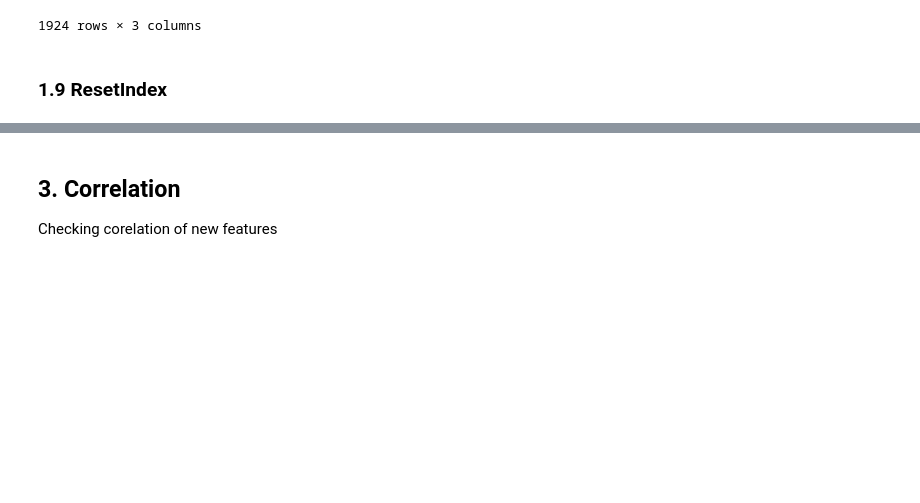
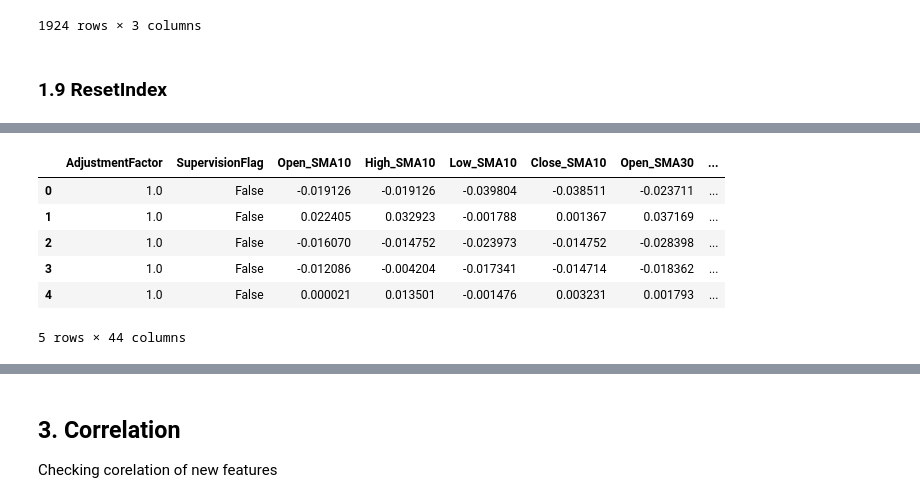
Before and after one commit to velblu/Tokyo-Stock-Exchange-Predictions, a Jupyter notebook: jpx_prediction.ipynb, the cells around one changed output, grey strips where cells are left out. Cells and saved outputs as stored; diff of their text form; code cells hidden in the pictures; blank space fills up the shorter version.

```diff
--- a/jpx_prediction.ipynb
+++ b/jpx_prediction.ipynb
@@ -1931,0 +1977,13 @@ data = feature_engineering_pipeline.fit_transform(X=data)
+# %%
+%%time
+# dealing with test data - only X_test, y_test stays this same
+X_test = feature_engineering_pipeline.transform(X=X_test)
+X_test.head()
+# %% [output]
+|  | AdjustmentFactor | SupervisionFlag | Open_SMA10 | High_SMA10 | Low_SMA10 | Close_SMA10 | Open_SMA30 | ... |
+| 0 | 1.0 | False | -0.019126 | -0.019126 | -0.039804 | -0.038511 | -0.023711 | ... |
+| 1 | 1.0 | False | 0.022405 | 0.032923 | -0.001788 | 0.001367 | 0.037169 | ... |
+| 2 | 1.0 | False | -0.016070 | -0.014752 | -0.023973 | -0.014752 | -0.028398 | ... |
+| 3 | 1.0 | False | -0.012086 | -0.004204 | -0.017341 | -0.014714 | -0.018362 | ... |
+| 4 | 1.0 | False | 0.000021 | 0.013501 | -0.001476 | 0.003231 | 0.001793 | ... |
+5 rows × 44 columns
```
Also changed, not shown: parts of 49 cells of this notebook.
